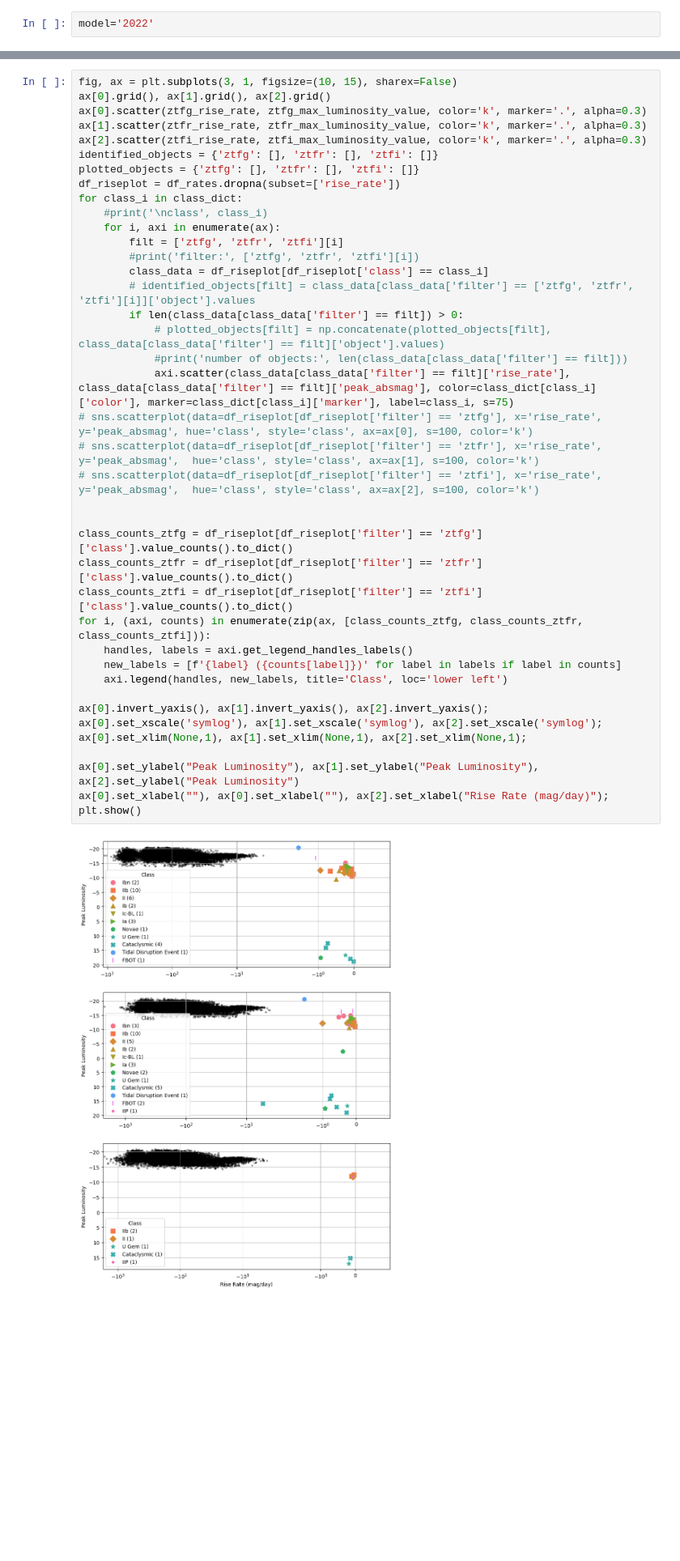
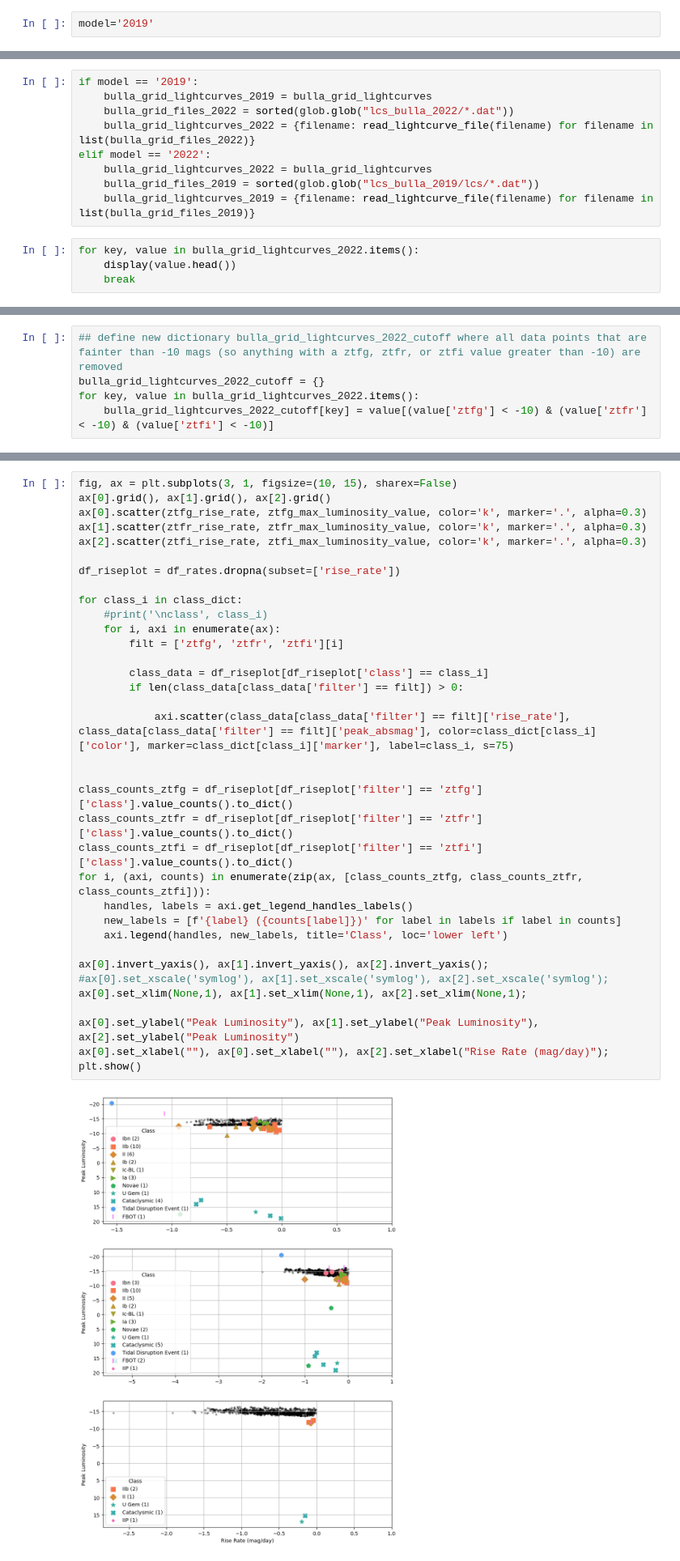
Before and after one commit to tylerbarna/kn-imposters, a Jupyter notebook: hq_candidates.ipynb, the cells around one changed output, grey strips where cells are left out. Shown at 81% size. Cells and saved outputs as stored; diff of their text form; blank space fills up the shorter version.

```diff
--- a/hq_candidates.ipynb
+++ b/hq_candidates.ipynb
@@ -474,5 +457,5 @@ ZTF23absafzo ztfi
 # %%
-model='2022'
+model='2019'
 # %%
 import json
 import numpy as np
@@ -660,0 +551,13 @@ time required to calculate rates: 38.65 seconds
+# %%
+if model == '2019':
+    bulla_grid_lightcurves_2019 = bulla_grid_lightcurves
+    bulla_grid_files_2022 = sorted(glob.glob("lcs_bulla_2022/*.dat"))
+    bulla_grid_lightcurves_2022 = {filename: read_lightcurve_file(filename) for filename in list(bulla_grid_files_2022)}
+elif model == '2022':
+    bulla_grid_lightcurves_2022 = bulla_grid_lightcurves
+    bulla_grid_files_2019 = sorted(glob.glob("lcs_bulla_2019/lcs/*.dat"))
+    bulla_grid_lightcurves_2019 = {filename: read_lightcurve_file(filename) for filename in list(bulla_grid_files_2019)}
+# %%
+for key, value in bulla_grid_lightcurves_2022.items():
+    display(value.head())
+    break
@@ -660,0 +572,5 @@ time required to calculate rates: 38.65 seconds
+# %%
+## define new dictionary bulla_grid_lightcurves_2022_cutoff where all data points that are fainter than -10 mags (so anything with a ztfg, ztfr, or ztfi value greater than -10) are removed
+bulla_grid_lightcurves_2022_cutoff = {}
+for key, value in bulla_grid_lightcurves_2022.items():
+    bulla_grid_lightcurves_2022_cutoff[key] = value[(value['ztfg'] < -10) & (value['ztfr'] < -10) & (value['ztfi'] < -10)]
@@ -672,44 +803,39 @@ number of classes: 19
 fig, ax = plt.subplots(3, 1, figsize=(10, 15), sharex=False)
 ax[0].grid(), ax[1].grid(), ax[2].grid()
 ax[0].scatter(ztfg_rise_rate, ztfg_max_luminosity_value, color='k', marker='.', alpha=0.3)
 ax[1].scatter(ztfr_rise_rate, ztfr_max_luminosity_value, color='k', marker='.', alpha=0.3)
 ax[2].scatter(ztfi_rise_rate, ztfi_max_luminosity_value, color='k', marker='.', alpha=0.3)
-identified_objects = {'ztfg': [], 'ztfr': [], 'ztfi': []}
-plotted_objects = {'ztfg': [], 'ztfr': [], 'ztfi': []}
+
 df_riseplot = df_rates.dropna(subset=['rise_rate'])
+
 for class_i in class_dict:
     #print('\nclass', class_i)
     for i, axi in enumerate(ax):
         filt = ['ztfg', 'ztfr', 'ztfi'][i]
-        #print('filter:', ['ztfg', 'ztfr', 'ztfi'][i])
+
         class_data = df_riseplot[df_riseplot['class'] == class_i]
-        # identified_objects[filt] = class_data[class_data['filter'] == ['ztfg', 'ztfr', 'ztfi'][i]]['object'].values
         if len(class_data[class_data['filter'] == filt]) > 0:
-            # plotted_objects[filt] = np.concatenate(plotted_objects[filt], class_data[class_data['filter'] == filt]['object'].values)
-            #print('number of objects:', len(class_data[class_data['filter'] == filt]))
+
             axi.scatter(class_data[class_data['filter'] == filt]['rise_rate'], class_data[class_data['filter'] == filt]['peak_absmag'], color=class_dict[class_i]['color'], marker=class_dict[class_i]['marker'], label=class_i, s=75)
-# sns.scatterplot(data=df_riseplot[df_riseplot['filter'] == 'ztfg'], x='rise_rate', y='peak_absmag', hue='class', style='class', ax=ax[0], s=100, color='k')
-# sns.scatterplot(data=df_riseplot[df_riseplot['filter'] == 'ztfr'], x='rise_rate', y='peak_absmag',  hue='class', style='class', ax=ax[1], s=100, color='k')
-# sns.scatterplot(data=df_riseplot[df_riseplot['filter'] == 'ztfi'], x='rise_rate', y='peak_absmag',  hue='class', style='class', ax=ax[2], s=100, color='k')
 
 
 class_counts_ztfg = df_riseplot[df_riseplot['filter'] == 'ztfg']['class'].value_counts().to_dict()
 class_counts_ztfr = df_riseplot[df_riseplot['filter'] == 'ztfr']['class'].value_counts().to_dict()
 class_counts_ztfi = df_riseplot[df_riseplot['filter'] == 'ztfi']['class'].value_counts().to_dict()
 for i, (axi, counts) in enumerate(zip(ax, [class_counts_ztfg, class_counts_ztfr, class_counts_ztfi])):
     handles, labels = axi.get_legend_handles_labels()
     new_labels = [f'{label} ({counts[label]})' for label in labels if label in counts]
     axi.legend(handles, new_labels, title='Class', loc='lower left')
 
 ax[0].invert_yaxis(), ax[1].invert_yaxis(), ax[2].invert_yaxis();
-ax[0].set_xscale('symlog'), ax[1].set_xscale('symlog'), ax[2].set_xscale('symlog');
+#ax[0].set_xscale('symlog'), ax[1].set_xscale('symlog'), ax[2].set_xscale('symlog');
 ax[0].set_xlim(None,1), ax[1].set_xlim(None,1), ax[2].set_xlim(None,1);
 
 ax[0].set_ylabel("Peak Luminosity"), ax[1].set_ylabel("Peak Luminosity"), ax[2].set_ylabel("Peak Luminosity")
 ax[0].set_xlabel(""), ax[0].set_xlabel(""), ax[2].set_xlabel("Rise Rate (mag/day)");
 plt.show()
 # %% [output]
-[figure, old version]
+[figure, new version]
 # %%
 fig, ax = plt.subplots(3, 1, figsize=(10, 15), sharex=False)
 ax[0].grid(), ax[1].grid(), ax[2].grid()
```
Also changed, not shown: parts of 17 cells of this notebook, 1 other file.
